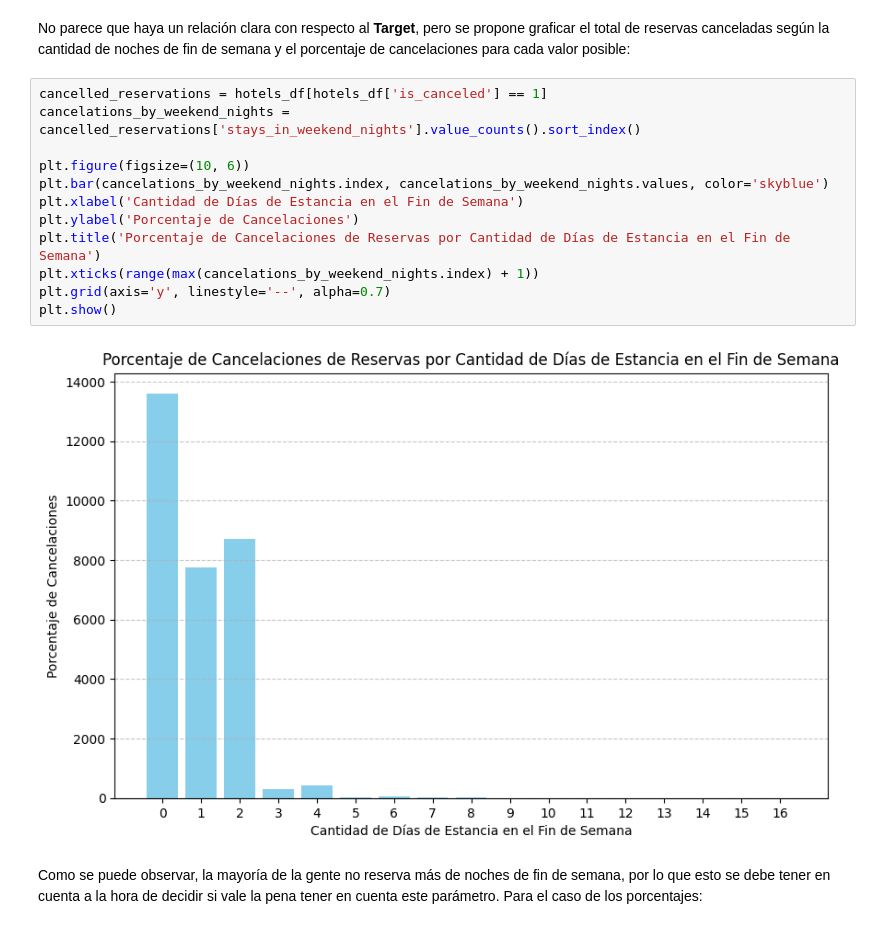
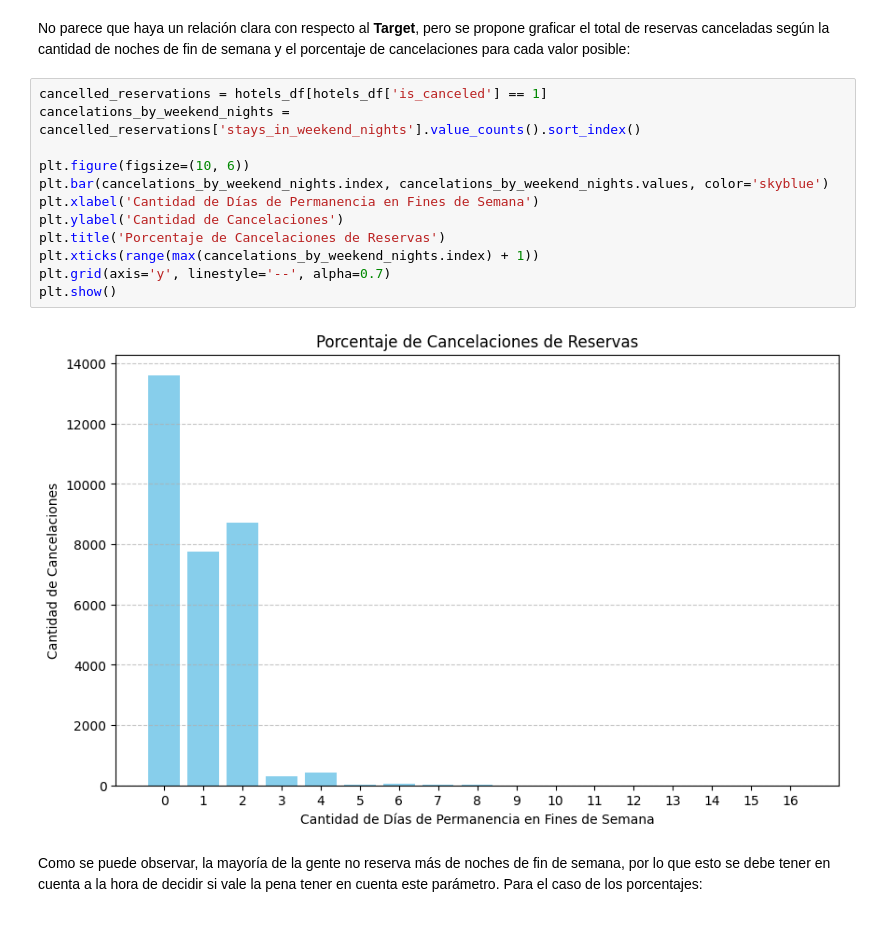
Before and after one commit to InspectorDave/OrgaDeDatos-TPs, a Jupyter notebook: 7506R_TP1_GRUPO11_CHP1_ENTREGA.ipynb, the cells around one changed output. Drawn from its saved outputs; the diff is of its cells as text.

```diff
--- a/7506R_TP1_GRUPO11_CHP1_ENTREGA.ipynb
+++ b/7506R_TP1_GRUPO11_CHP1_ENTREGA.ipynb
@@ -577,17 +577,17 @@ No parece que haya un relación clara con respecto al **Target**, pero se propon
 # %%
 cancelled_reservations = hotels_df[hotels_df['is_canceled'] == 1]
 cancelations_by_weekend_nights = cancelled_reservations['stays_in_weekend_nights'].value_counts().sort_index()
 
 plt.figure(figsize=(10, 6))
 plt.bar(cancelations_by_weekend_nights.index, cancelations_by_weekend_nights.values, color='skyblue')
-plt.xlabel('Cantidad de Días de Estancia en el Fin de Semana')
-plt.ylabel('Porcentaje de Cancelaciones')
-plt.title('Porcentaje de Cancelaciones de Reservas por Cantidad de Días de Estancia en el Fin de Semana')
+plt.xlabel('Cantidad de Días de Permanencia en Fines de Semana')
+plt.ylabel('Cantidad de Cancelaciones')
+plt.title('Porcentaje de Cancelaciones de Reservas')
 plt.xticks(range(max(cancelations_by_weekend_nights.index) + 1))
 plt.grid(axis='y', linestyle='--', alpha=0.7)
 plt.show()
 # %% [output]
-[figure, old version]
+[figure, new version]
 # %% [markdown]
 Como se puede observar, la mayoría de la gente no reserva más de noches de fin de semana, por lo que esto se debe tener en cuenta a la hora de decidir si vale la pena tener en cuenta este parámetro. Para el caso de los porcentajes:
 # %%
```
Also changed, not shown: parts of 1 cell of this notebook.
